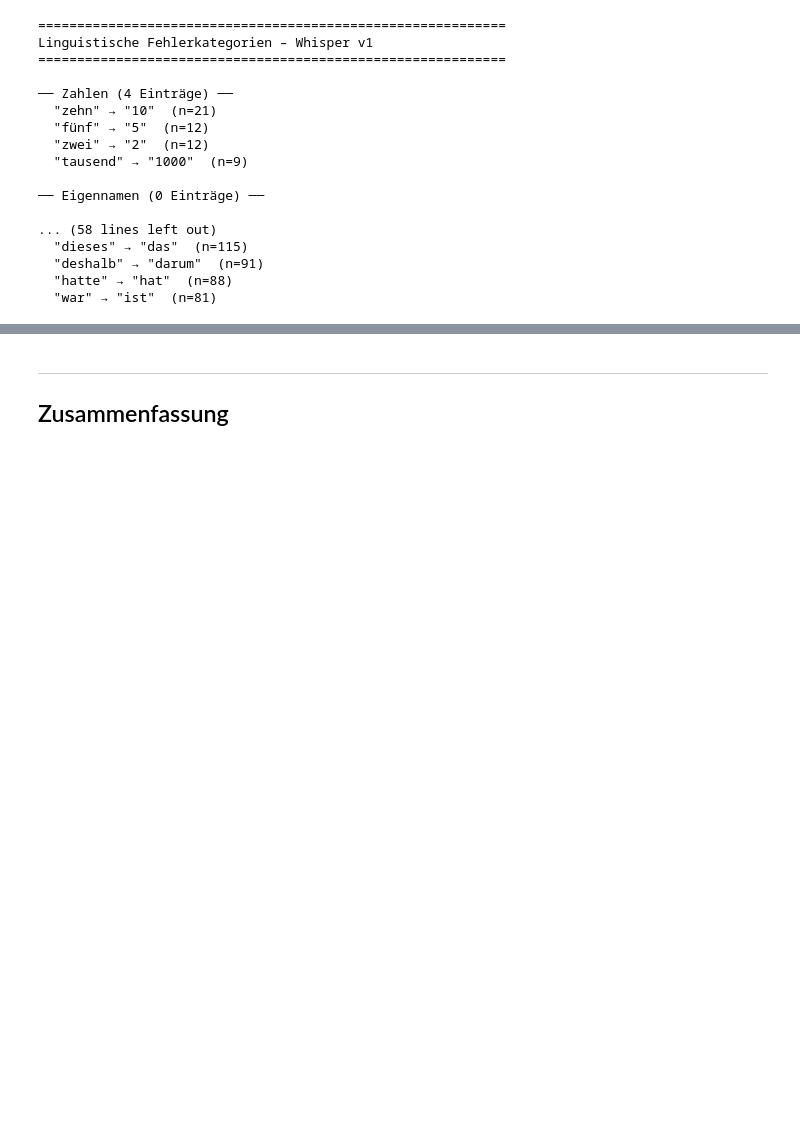
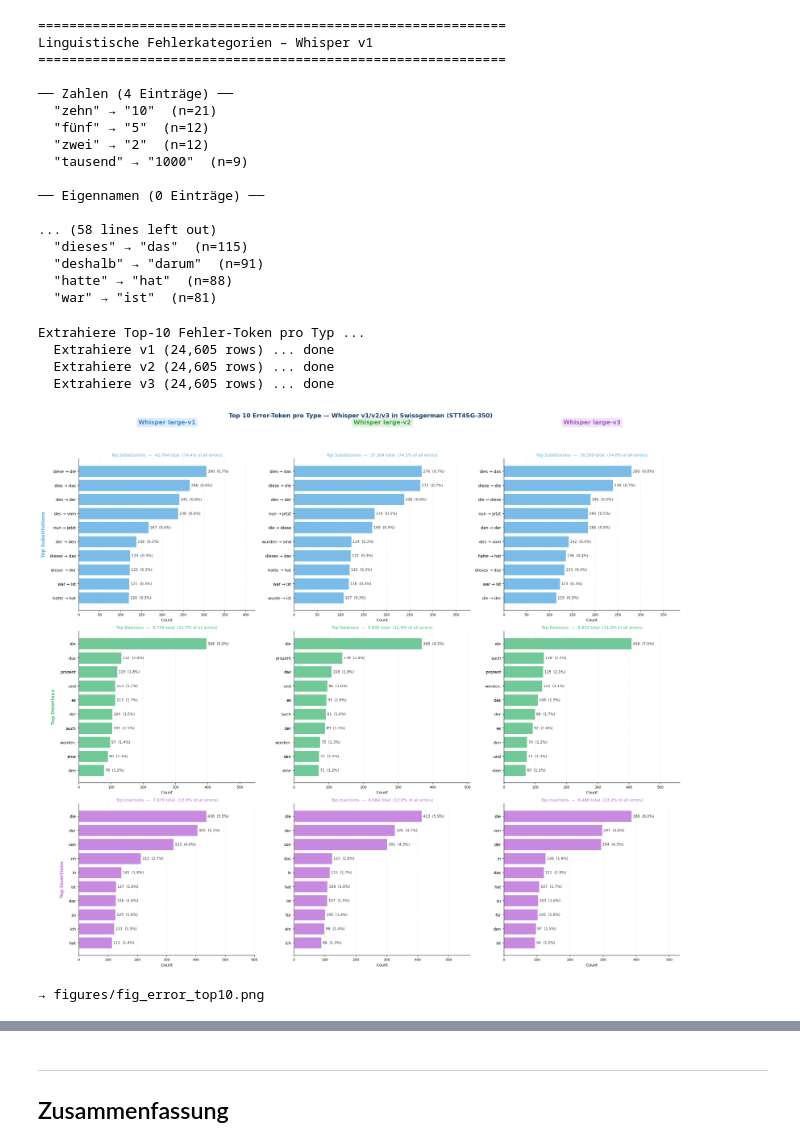
Before and after one commit to sarruja/NLP-Project2, a Jupyter notebook: fehleranalyse.ipynb, the cells around one changed output, grey strips where cells are left out. Cells and saved outputs as stored; diff of their text form; code cells hidden in the pictures; blank space fills up the shorter version.

```diff
--- a/fehleranalyse.ipynb
+++ b/fehleranalyse.ipynb
@@ -388,3 +388,14 @@ Linguistische Fehlerkategorien – Whisper v1
   "deshalb" → "darum"  (n=91)
   "hatte" → "hat"  (n=88)
   "war" → "ist"  (n=81)
+# %%
+# ⚠️ Dauert ~2-3 Min (analysiert jede Row einzeln)
+print("Extrahiere Top-10 Fehler-Token pro Typ ...")
+fig_error_top10(df, top_n=10)
+# %% [output]
+Extrahiere Top-10 Fehler-Token pro Typ ...
+  Extrahiere v1 (24,605 rows) ... done
+  Extrahiere v2 (24,605 rows) ... done
+  Extrahiere v3 (24,605 rows) ... done
+[figure, added]
+→ figures/fig_error_top10.png
```
Also changed, not shown: parts of 9 cells of this notebook, 9 other files.
